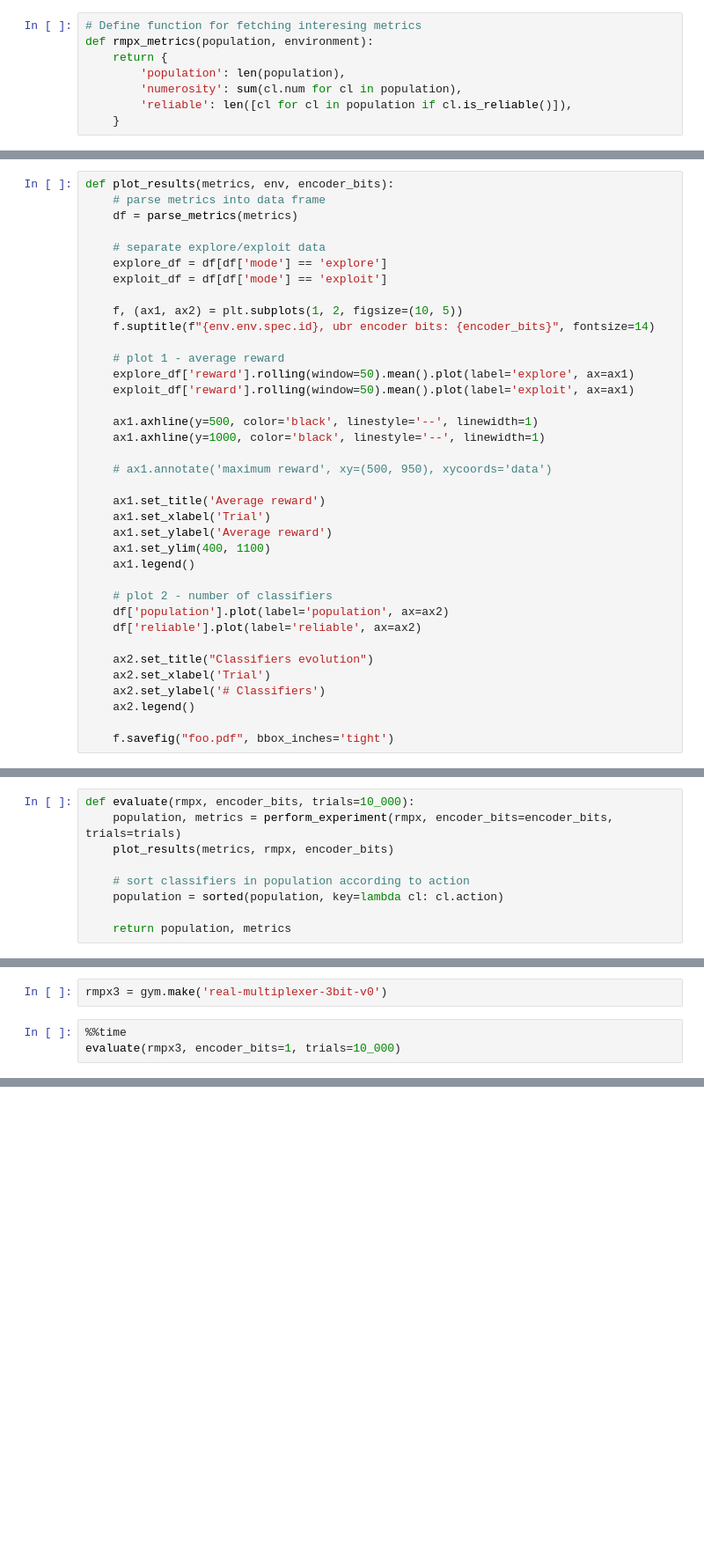
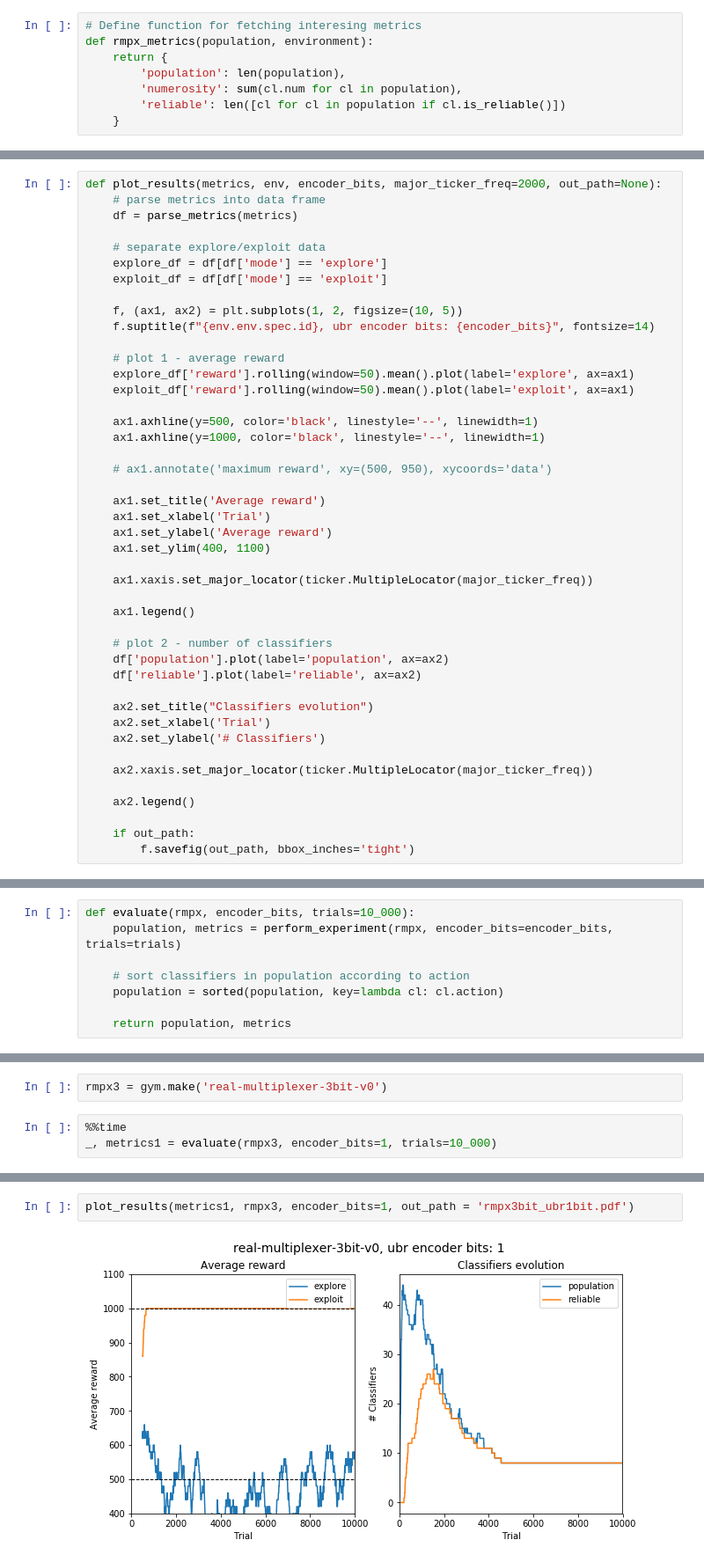
Before and after one commit to ParrotPrediction/pyalcs, a Jupyter notebook: docs/source/notebooks/rACS in Real-Multiplexer.ipynb, the cells around one changed output, grey strips where cells are left out. Shown: that part at 88% size. Saved outputs shown, nothing was run; the diff lists cells and outputs as text; blank space fills up the shorter version.

```diff
--- a/docs/source/notebooks/rACS in Real-Multiplexer.ipynb
+++ b/docs/source/notebooks/rACS in Real-Multiplexer.ipynb
@@ -106,7 +111,7 @@ def rmpx_metrics(population, environment):
     return {
         'population': len(population),
         'numerosity': sum(cl.num for cl in population),
-        'reliable': len([cl for cl in population if cl.is_reliable()]),
+        'reliable': len([cl for cl in population if cl.is_reliable()])
     }
 # %% [markdown]
 Define a function for executing experiments
@@ -146,7 +151,7 @@ def parse_metrics(metrics):
 
     return df
 # %%
-def plot_results(metrics, env, encoder_bits):
+def plot_results(metrics, env, encoder_bits, major_ticker_freq=2000, out_path=None):
     # parse metrics into data frame
     df = parse_metrics(metrics)
 
@@ -170,6 +175,9 @@ def plot_results(metrics, env, encoder_bits):
     ax1.set_xlabel('Trial')
     ax1.set_ylabel('Average reward')
     ax1.set_ylim(400, 1100)
+
+    ax1.xaxis.set_major_locator(ticker.MultipleLocator(major_ticker_freq))
+
     ax1.legend()
 
     # plot 2 - number of classifiers
@@ -179,15 +187,18 @@ def plot_results(metrics, env, encoder_bits):
     ax2.set_title("Classifiers evolution")
     ax2.set_xlabel('Trial')
     ax2.set_ylabel('# Classifiers')
+
+    ax2.xaxis.set_major_locator(ticker.MultipleLocator(major_ticker_freq))
+
     ax2.legend()
 
-    f.savefig("foo.pdf", bbox_inches='tight')
+    if out_path:
+        f.savefig(out_path, bbox_inches='tight')
 # %% [markdown]
 ## Experiments
 # %%
 def evaluate(rmpx, encoder_bits, trials=10_000):
     population, metrics = perform_experiment(rmpx, encoder_bits=encoder_bits, trials=trials)
-    plot_results(metrics, rmpx, encoder_bits)
 
     # sort classifiers in population according to action
     population = sorted(population, key=lambda cl: cl.action)
@@ -199,6 +210,6 @@ def evaluate(rmpx, encoder_bits, trials=10_000):
 rmpx3 = gym.make('real-multiplexer-3bit-v0')
 # %%
 %%time
-evaluate(rmpx3, encoder_bits=1, trials=10_000)
+_, metrics1 = evaluate(rmpx3, encoder_bits=1, trials=10_000)
 # %% [output]
 INFO:lcs.agents.Agent:{'trial': 0, 'steps_in_trial': 1, 'reward': 0, 'population': 1, 'numerosity': 1, 'reliable': 0}
@@ -226,2 +219,6 @@ Wall time: 7.94 s
+# %%
+plot_results(metrics1, rmpx3, encoder_bits=1, out_path = 'rmpx3bit_ubr1bit.pdf')
+# %% [output]
+[figure, added]
 # %%
 %%time
```
Also changed, not shown: parts of 18 cells of this notebook, 1 other file.
